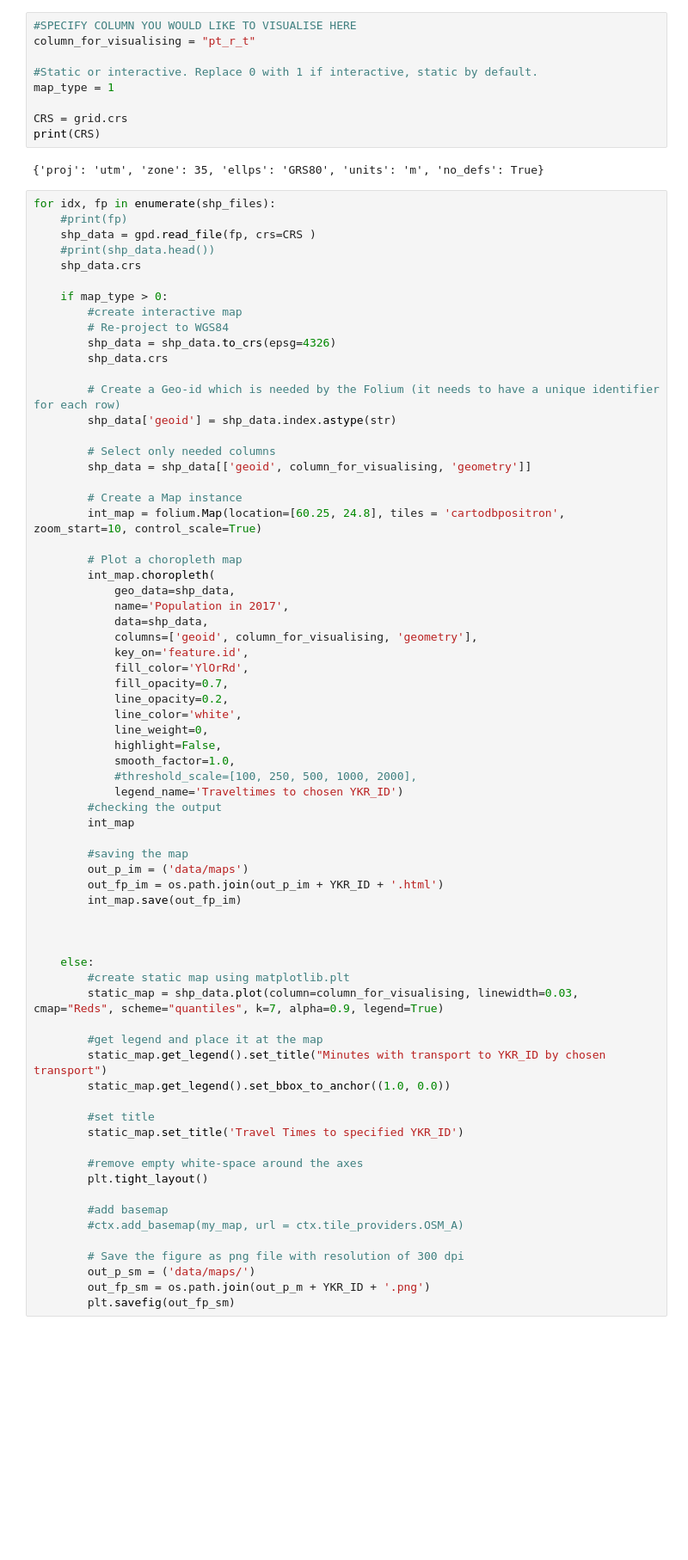
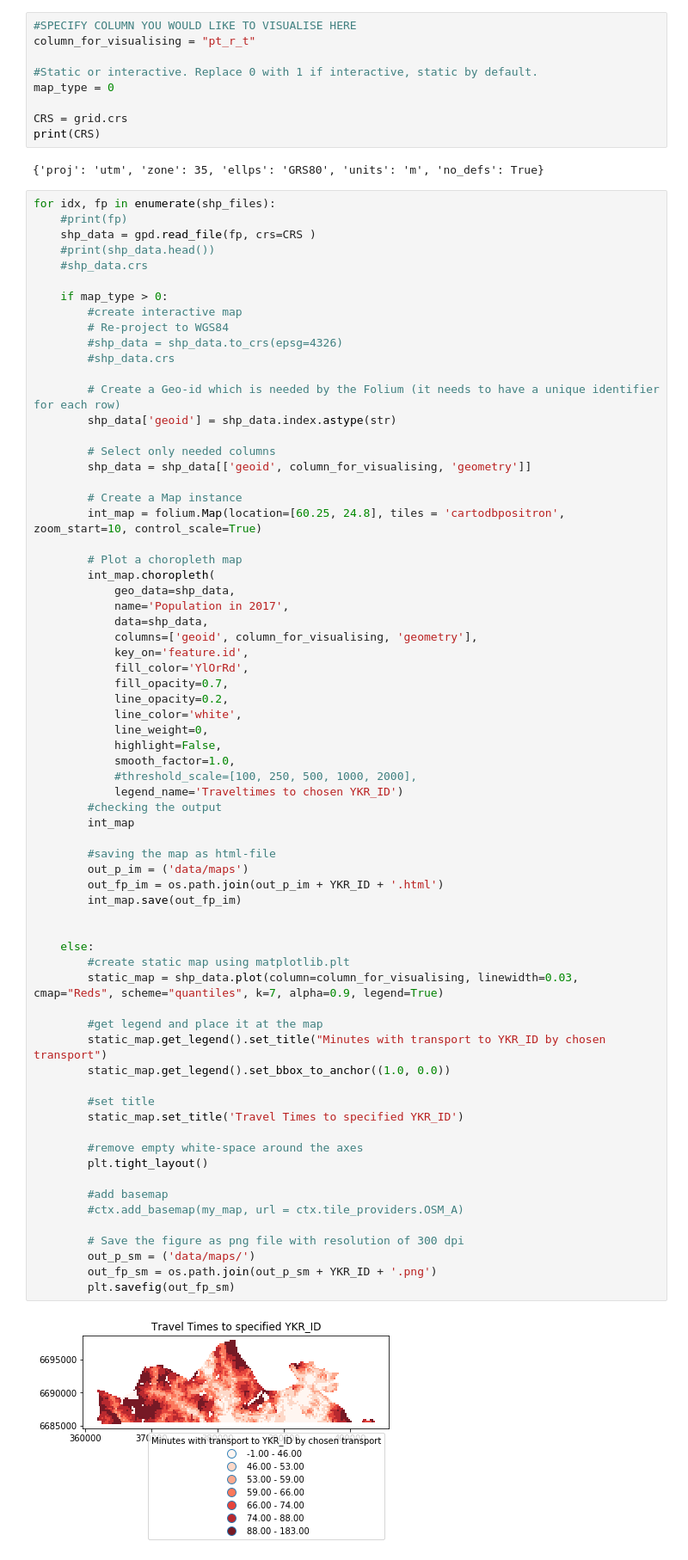
Before and after one commit to sagmoen/final-assignment-sagmoen, a Jupyter notebook: Final-assignment.ipynb, the cells around one changed output. Shown: that part at 86% size. Drawn from its saved outputs; the diff is of its cells as text; blank space fills up the shorter version.

```diff
--- a/Final-assignment.ipynb
+++ b/Final-assignment.ipynb
@@ -148,7 +148,7 @@ print(shp_files)
 column_for_visualising = "pt_r_t"
 
 #Static or interactive. Replace 0 with 1 if interactive, static by default.
-map_type = 1
+map_type = 0
 
 CRS = grid.crs
 print(CRS)
@@ -159,13 +159,13 @@ for idx, fp in enumerate(shp_files):
     #print(fp)
     shp_data = gpd.read_file(fp, crs=CRS )
     #print(shp_data.head())
-    shp_data.crs
+    #shp_data.crs
 
     if map_type > 0:
         #create interactive map
         # Re-project to WGS84
-        shp_data = shp_data.to_crs(epsg=4326)
-        shp_data.crs
+        #shp_data = shp_data.to_crs(epsg=4326)
+        #shp_data.crs
 
         # Create a Geo-id which is needed by the Folium (it needs to have a unique identifier for each row)
         shp_data['geoid'] = shp_data.index.astype(str)
@@ -193,33 +193,34 @@ for idx, fp in enumerate(shp_files):
             #threshold_scale=[100, 250, 500, 1000, 2000],
             legend_name='Traveltimes to chosen YKR_ID')
         #checking the output
         int_map
 
-        #saving the map
+        #saving the map as html-file
         out_p_im = ('data/maps')
         out_fp_im = os.path.join(out_p_im + YKR_ID + '.html')
         int_map.save(out_fp_im)
-
 
 
     else:
         #create static map using matplotlib.plt
         static_map = shp_data.plot(column=column_for_visualising, linewidth=0.03, cmap="Reds", scheme="quantiles", k=7, alpha=0.9, legend=True)
 
         #get legend and place it at the map
         static_map.get_legend().set_title("Minutes with transport to YKR_ID by chosen transport")
         static_map.get_legend().set_bbox_to_anchor((1.0, 0.0))
 
         #set title
         static_map.set_title('Travel Times to specified YKR_ID')
 
         #remove empty white-space around the axes
         plt.tight_layout()
 
         #add basemap
         #ctx.add_basemap(my_map, url = ctx.tile_providers.OSM_A)
 
         # Save the figure as png file with resolution of 300 dpi
         out_p_sm = ('data/maps/')
-        out_fp_sm = os.path.join(out_p_m + YKR_ID + '.png')
+        out_fp_sm = os.path.join(out_p_sm + YKR_ID + '.png')
         plt.savefig(out_fp_sm)
+# %% [output]
+[figure, added]
```
Also changed, not shown: parts of 8 cells of this notebook, 1 other file.
